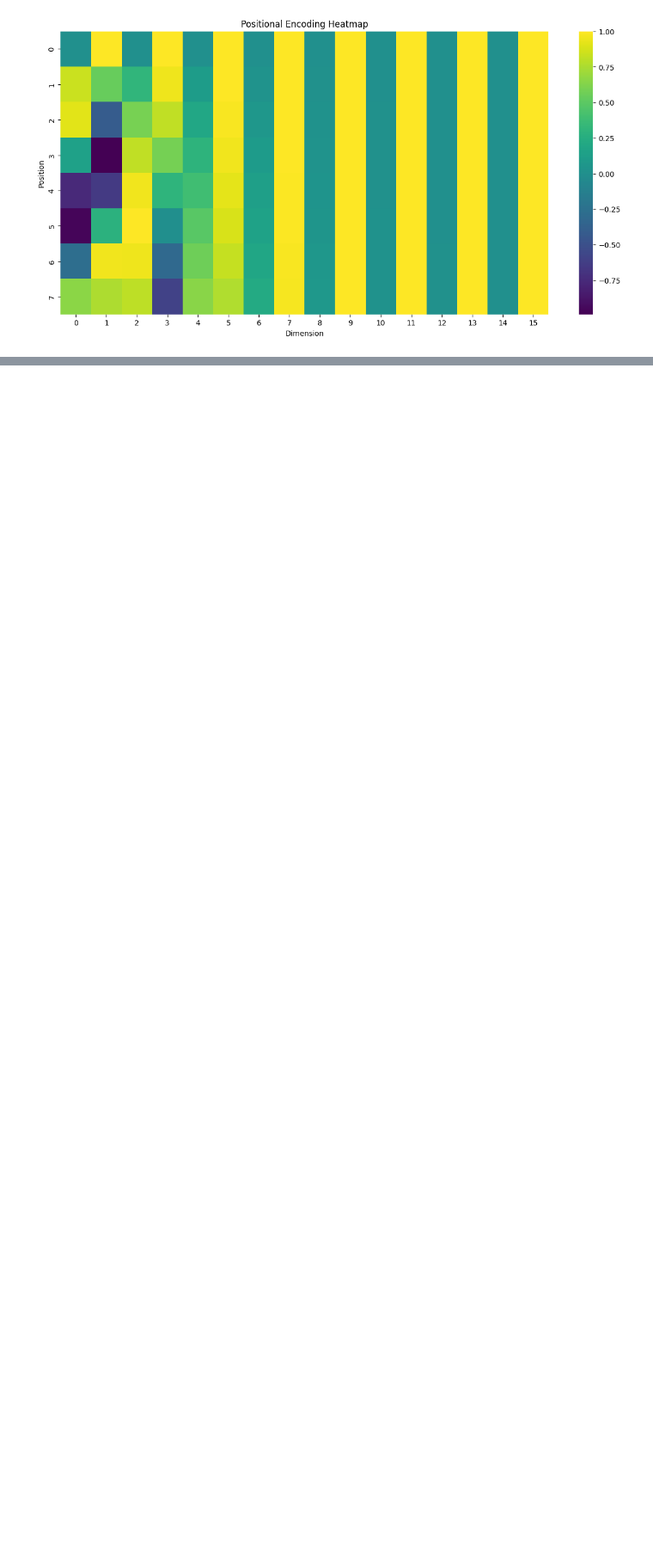
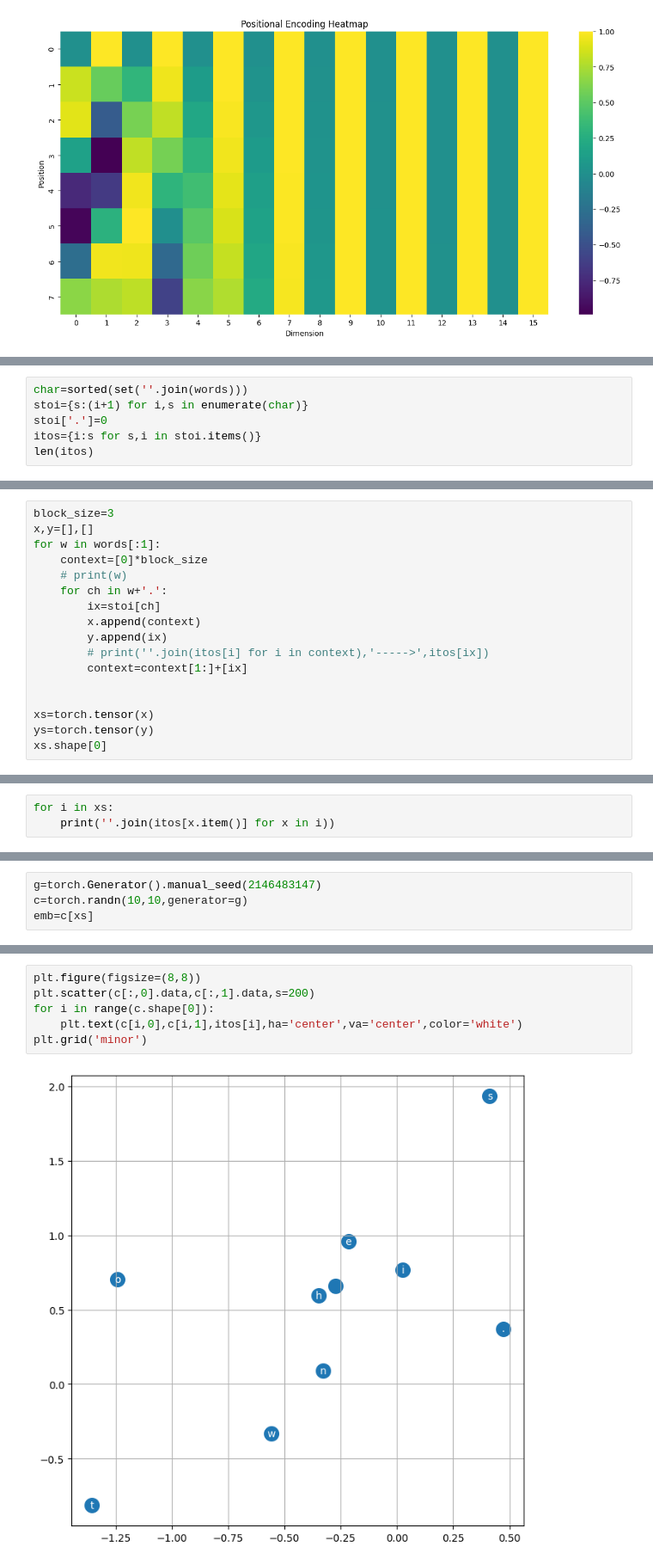
Before and after one commit to anmol-c03/positional_embedding, a Jupyter notebook: linear_PE.ipynb, the cells around one changed output, grey strips where cells are left out. Shown at 86% size. Cells and saved outputs as stored; diff of their text form; blank space fills up the shorter version.

```diff
--- a/linear_PE.ipynb
+++ b/linear_PE.ipynb
@@ -78,0 +88,6 @@ plt.show()
+# %%
+char=sorted(set(''.join(words)))
+stoi={s:(i+1) for i,s in enumerate(char)}
+stoi['.']=0
+itos={i:s for s,i in stoi.items()}
+len(itos)
@@ -78,0 +96,17 @@ plt.show()
+# %%
+block_size=3
+x,y=[],[]
+for w in words[:1]:
+    context=[0]*block_size
+    # print(w)
+    for ch in w+'.':
+        ix=stoi[ch]
+        x.append(context)
+        y.append(ix)
+        # print(''.join(itos[i] for i in context),'----->',itos[ix])
+        context=context[1:]+[ix]
+
+
+xs=torch.tensor(x)
+ys=torch.tensor(y)
+xs.shape[0]
@@ -78,0 +115,3 @@ plt.show()
+# %%
+for i in xs:
+    print(''.join(itos[x.item()] for x in i))
@@ -78,0 +121,4 @@ plt.show()
+# %%
+g=torch.Generator().manual_seed(2146483147)
+c=torch.randn(10,10,generator=g)
+emb=c[xs]
@@ -78,0 +129,8 @@ plt.show()
+# %%
+plt.figure(figsize=(8,8))
+plt.scatter(c[:,0].data,c[:,1].data,s=200)
+for i in range(c.shape[0]):
+    plt.text(c[i,0],c[i,1],itos[i],ha='center',va='center',color='white')
+plt.grid('minor')
+# %% [output]
+[figure, added]
```
Also changed, not shown: parts of 13 cells of this notebook.
